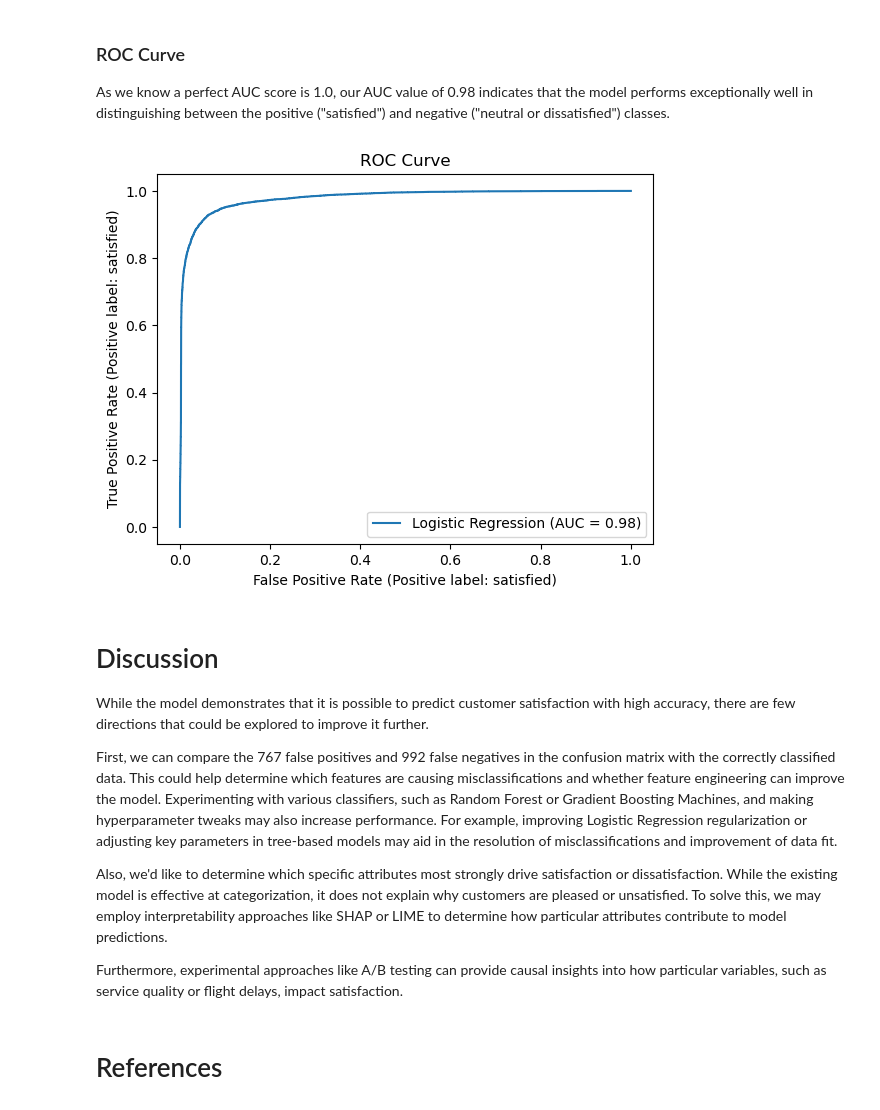
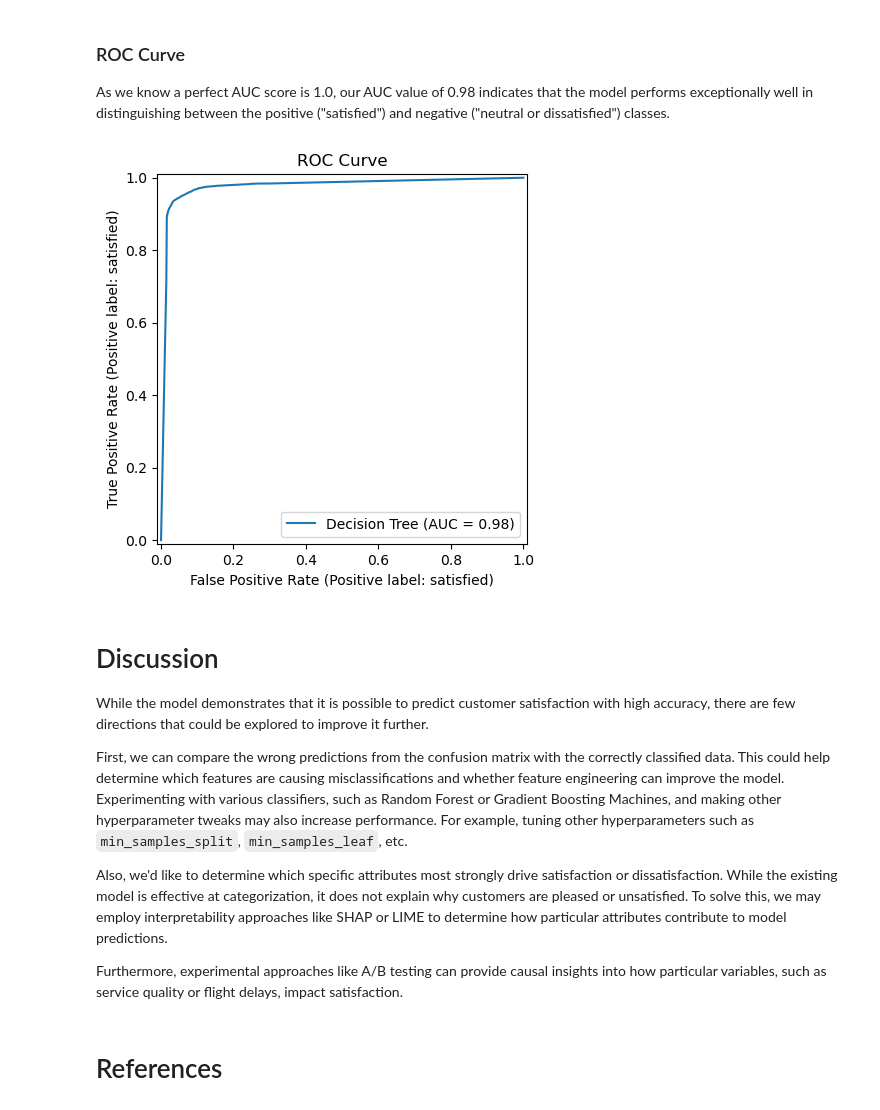
Before and after one commit to UBC-MDS/DSCI_522_group12, a Jupyter notebook: notebooks/airline_passenger_satisfaction_predictor.ipynb, the cells around one changed output. Drawn from its saved outputs; the diff is of its cells as text; code cells hidden in the pictures.

```diff
--- a/notebooks/airline_passenger_satisfaction_predictor.ipynb
+++ b/notebooks/airline_passenger_satisfaction_predictor.ipynb
@@ -434,0 +501,17 @@ Based on the findings, we determined that **Logistic Regression** is the **optim
+# %%
+param_grid = {
+    'decisiontreeclassifier__max_depth': [10, 12, 15, 18],
+}
+# %%
+dt_pipe = make_pipeline(preprocessor, DecisionTreeClassifier(random_state=123))
+
+grid_search = GridSearchCV(
+    estimator=dt_pipe,
+    param_grid=param_grid,
+    scoring='accuracy',
+    cv=5,
+    n_jobs=-1,
+    return_train_score=True
+)
+# %%
+grid_search.fit(X_train, y_train)
@@ -438,15 +566,12 @@ Based on the findings, we determined that **Logistic Regression** is the **optim
 🔔 Time to evaluate our model on unseen data！
 # %%
 # Prepare the test set
-X_test = test_data.drop(columns=['satisfaction', 'Arrival Delay in Minutes'])
+X_test = test_data.drop(columns=['satisfaction', 'arrival_delay_in_minutes'])
 y_test = test_data['satisfaction']
 y_test = y_test.values.ravel()
 
-# Define the Logistic Regression pipeline
-final_model = make_pipeline(preprocessor, LogisticRegression(random_state=123))
-
-# Train the model on the training data
-final_model.fit(X_train, y_train.values.ravel())
+# Get the best estimator from the grid search
+final_model = grid_search.best_estimator_
 
 # Predict on the test set
 y_test_pred = final_model.predict(X_test)
@@ -512,23 +633,23 @@ As we know a perfect AUC score is 1.0, our AUC value of 0.98 indicates that the
 # %%
 from sklearn.metrics import RocCurveDisplay
 import matplotlib.pyplot as plt
 
 RocCurveDisplay.from_estimator(
     estimator=final_model,
     X=X_test,
     y=y_test,
-    name="Logistic Regression",
+    name="Decision Tree",
     pos_label="satisfied"
 )
 plt.title("ROC Curve")
 plt.show()
 # %% [output]
-[figure, old version]
+[figure, new version]
 # %% [markdown]
 # Discussion
 While the model demonstrates that it is possible to predict customer satisfaction with high accuracy, there are few directions that could be explored to improve it further.
 
-First, we can compare the 767 false positives and 992 false negatives in the confusion matrix with the correctly classified data. This could help determine which features are causing misclassifications and whether feature engineering can improve the model. Experimenting with various classifiers, such as Random Forest or Gradient Boosting Machines, and making hyperparameter tweaks may also increase performance. For example, improving Logistic Regression regularization or adjusting key parameters in tree-based models may aid in the resolution of misclassifications and improvement of data fit.
+First, we can compare the wrong predictions from the confusion matrix with the correctly classified data. This could help determine which features are causing misclassifications and whether feature engineering can improve the model. Experimenting with various classifiers, such as Random Forest or Gradient Boosting Machines, and making other hyperparameter tweaks may also increase performance. For example, tuning other hyperparameters such as `min_samples_split`, `min_samples_leaf`, etc.
 
 Also, we'd like to determine which specific attributes most strongly drive satisfaction or dissatisfaction. While the existing model is effective at categorization, it does not explain why customers are pleased or unsatisfied. To solve this, we may employ interpretability approaches like SHAP or LIME to determine how particular attributes contribute to model predictions.
 
```
Also changed, not shown: parts of 93 cells of this notebook.
